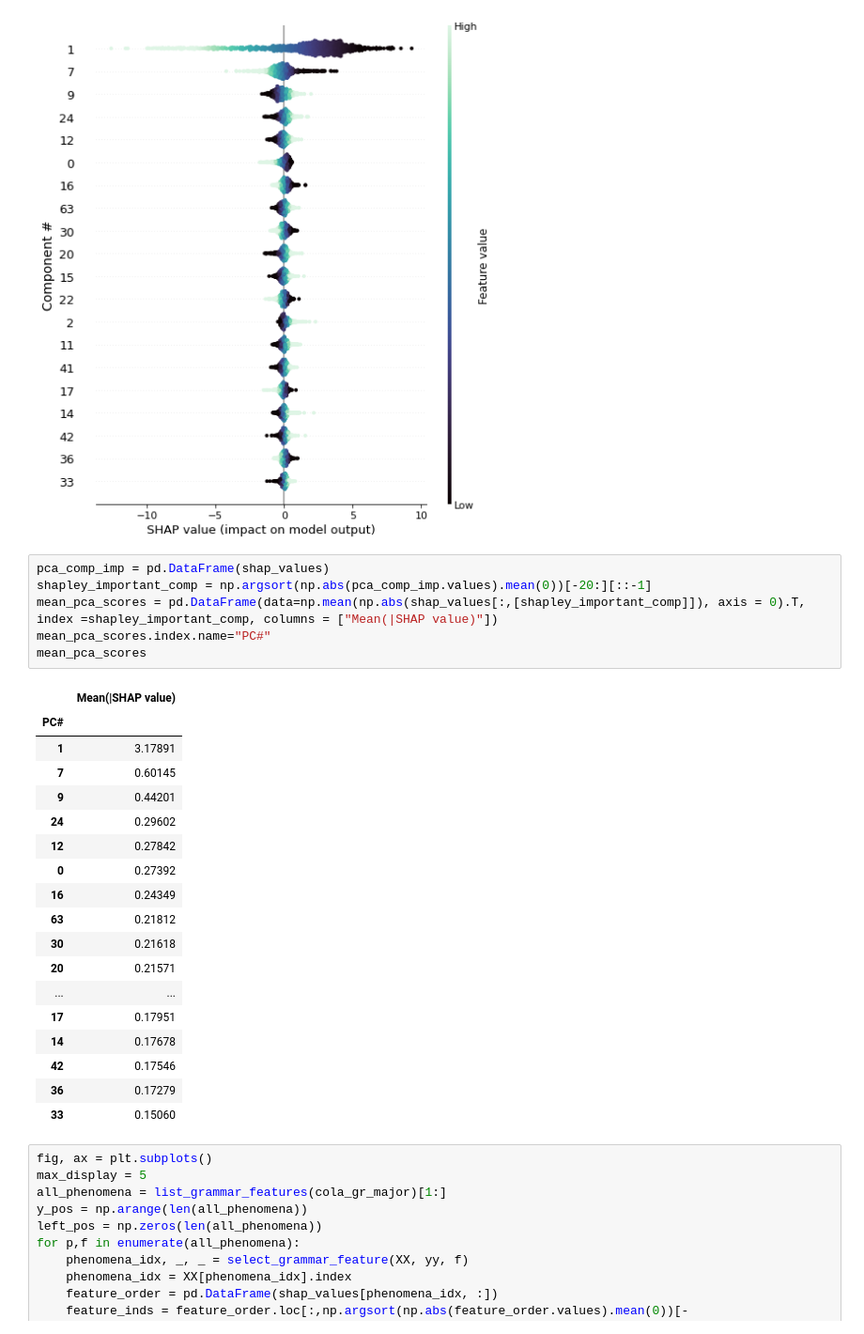
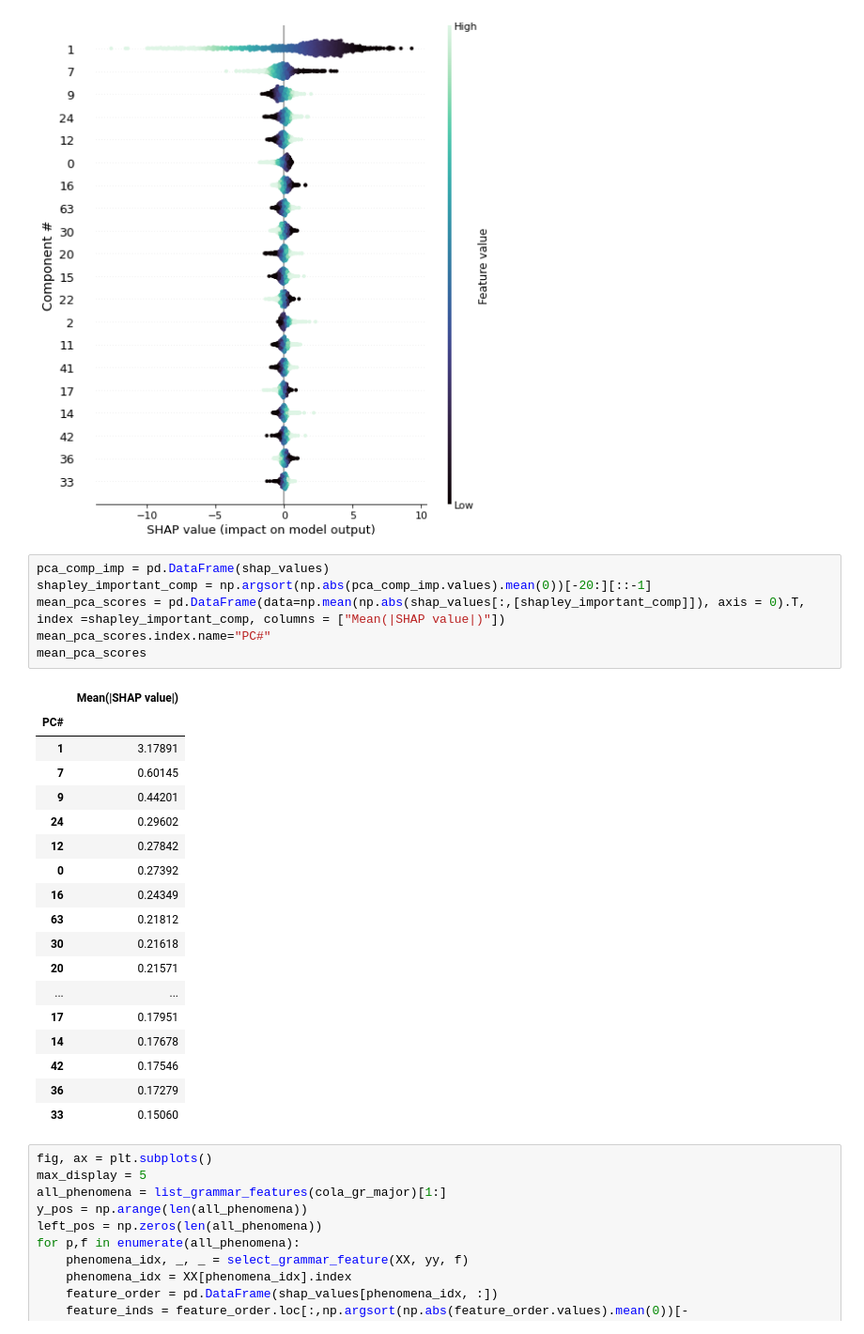
Before and after one commit to upunaprosk/Topology_for_BERT_CoLA, a Jupyter notebook: pc_shapley_values.ipynb, the cells around one changed output. Shown at 94% size. Drawn from its saved outputs; the diff is of its cells as text.

```diff
--- a/pc_shapley_values.ipynb
+++ b/pc_shapley_values.ipynb
@@ -124,11 +120,11 @@ plt.show()
 # %%
 pca_comp_imp = pd.DataFrame(shap_values)
 shapley_important_comp = np.argsort(np.abs(pca_comp_imp.values).mean(0))[-20:][::-1]
-mean_pca_scores = pd.DataFrame(data=np.mean(np.abs(shap_values[:,[shapley_important_comp]]), axis = 0).T, index =shapley_important_comp, columns = ["Mean(|SHAP value)"])
+mean_pca_scores = pd.DataFrame(data=np.mean(np.abs(shap_values[:,[shapley_important_comp]]), axis = 0).T, index =shapley_important_comp, columns = ["Mean(|SHAP value|)"])
 mean_pca_scores.index.name="PC#"
 mean_pca_scores
 # %% [output]
-|  | Mean(|SHAP value) |
+|  | Mean(|SHAP value|) |
 | PC# |  |
 | 1 | 3.17891 |
 | 7 | 0.60145 |
```
Also changed, not shown: parts of 6 cells of this notebook, 1 other file.
